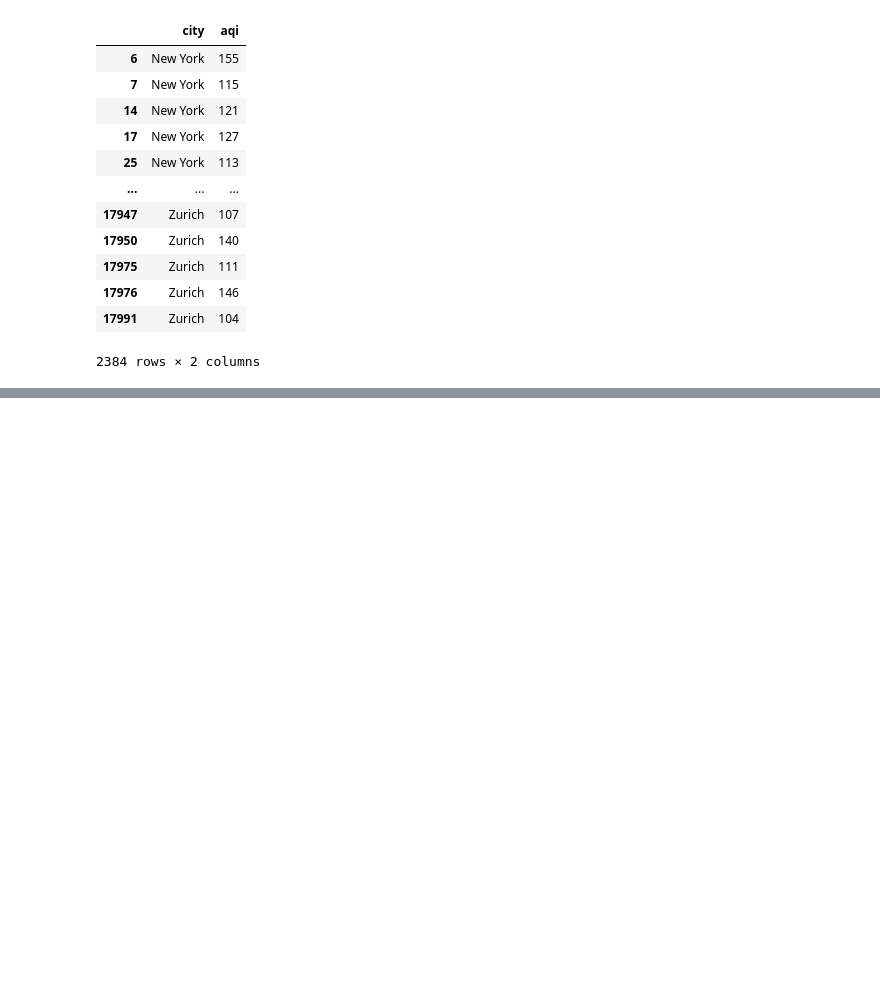
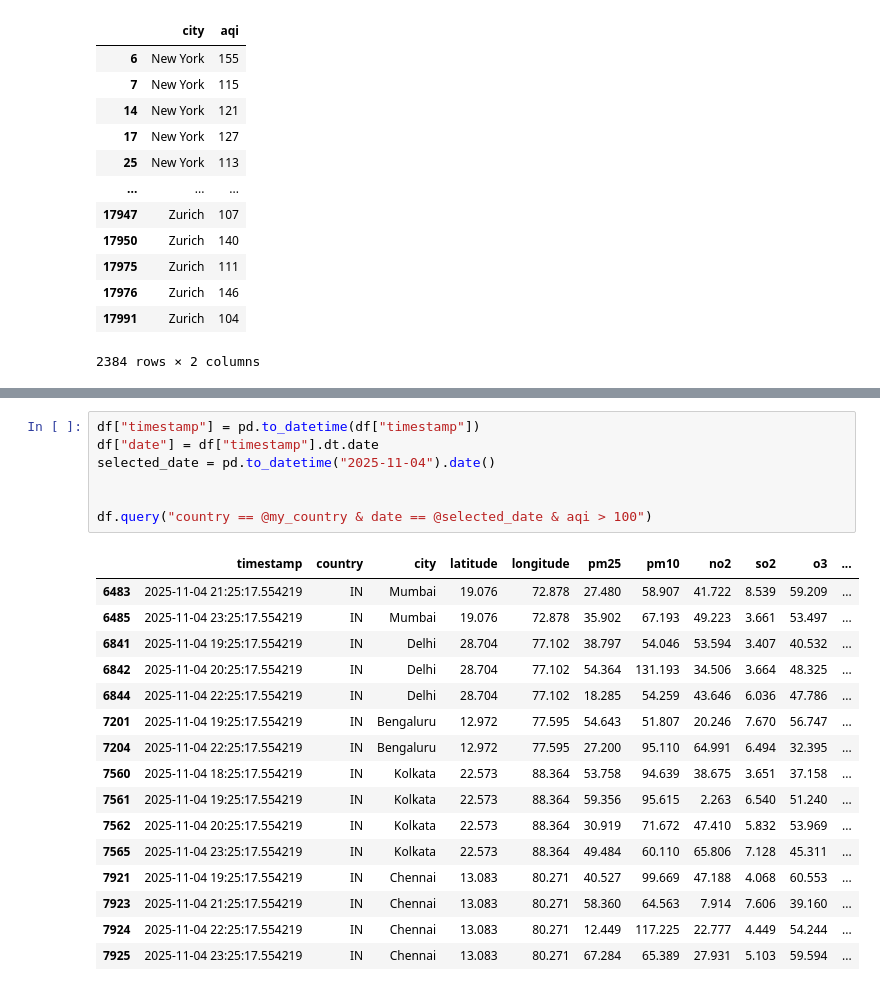
Before and after one commit to Ferdous-M/AI-ML, a Jupyter notebook: Pandas/pandas_demo.ipynb, the cells around one changed output, grey strips where cells are left out. Saved outputs shown, nothing was run; the diff lists cells and outputs as text; blank space fills up the shorter version.

Commit message:
more on @ and query()

```diff
--- a/Pandas/pandas_demo.ipynb
+++ b/Pandas/pandas_demo.ipynb
@@ -394,0 +412,24 @@ df.query("aqi >@aq & temperature > 30")[["city", "aqi"]]
+# %%
+df["timestamp"] = pd.to_datetime(df["timestamp"])
+df["date"] = df["timestamp"].dt.date
+selected_date = pd.to_datetime("2025-11-04").date()
+
+
+df.query("country == @my_country & date == @selected_date & aqi > 100")
+# %% [output]
+|  | timestamp | country | city | latitude | longitude | pm25 | pm10 | no2 | so2 | o3 | ... |
+| 6483 | 2025-11-04 21:25:17.554219 | IN | Mumbai | 19.076 | 72.878 | 27.480 | 58.907 | 41.722 | 8.539 | 59.209 | ... |
+| 6485 | 2025-11-04 23:25:17.554219 | IN | Mumbai | 19.076 | 72.878 | 35.902 | 67.193 | 49.223 | 3.661 | 53.497 | ... |
+| 6841 | 2025-11-04 19:25:17.554219 | IN | Delhi | 28.704 | 77.102 | 38.797 | 54.046 | 53.594 | 3.407 | 40.532 | ... |
+| 6842 | 2025-11-04 20:25:17.554219 | IN | Delhi | 28.704 | 77.102 | 54.364 | 131.193 | 34.506 | 3.664 | 48.325 | ... |
+| 6844 | 2025-11-04 22:25:17.554219 | IN | Delhi | 28.704 | 77.102 | 18.285 | 54.259 | 43.646 | 6.036 | 47.786 | ... |
+| 7201 | 2025-11-04 19:25:17.554219 | IN | Bengaluru | 12.972 | 77.595 | 54.643 | 51.807 | 20.246 | 7.670 | 56.747 | ... |
+| 7204 | 2025-11-04 22:25:17.554219 | IN | Bengaluru | 12.972 | 77.595 | 27.200 | 95.110 | 64.991 | 6.494 | 32.395 | ... |
+| 7560 | 2025-11-04 18:25:17.554219 | IN | Kolkata | 22.573 | 88.364 | 53.758 | 94.639 | 38.675 | 3.651 | 37.158 | ... |
+| 7561 | 2025-11-04 19:25:17.554219 | IN | Kolkata | 22.573 | 88.364 | 59.356 | 95.615 | 2.263 | 6.540 | 51.240 | ... |
+| 7562 | 2025-11-04 20:25:17.554219 | IN | Kolkata | 22.573 | 88.364 | 30.919 | 71.672 | 47.410 | 5.832 | 53.969 | ... |
+| 7565 | 2025-11-04 23:25:17.554219 | IN | Kolkata | 22.573 | 88.364 | 49.484 | 60.110 | 65.806 | 7.128 | 45.311 | ... |
+| 7921 | 2025-11-04 19:25:17.554219 | IN | Chennai | 13.083 | 80.271 | 40.527 | 99.669 | 47.188 | 4.068 | 60.553 | ... |
+| 7923 | 2025-11-04 21:25:17.554219 | IN | Chennai | 13.083 | 80.271 | 58.360 | 64.563 | 7.914 | 7.606 | 39.160 | ... |
+| 7924 | 2025-11-04 22:25:17.554219 | IN | Chennai | 13.083 | 80.271 | 12.449 | 117.225 | 22.777 | 4.449 | 54.244 | ... |
+| 7925 | 2025-11-04 23:25:17.554219 | IN | Chennai | 13.083 | 80.271 | 67.284 | 65.389 | 27.931 | 5.103 | 59.594 | ... |
```
Also changed, not shown: parts of 2 cells of this notebook, 1 other file.
